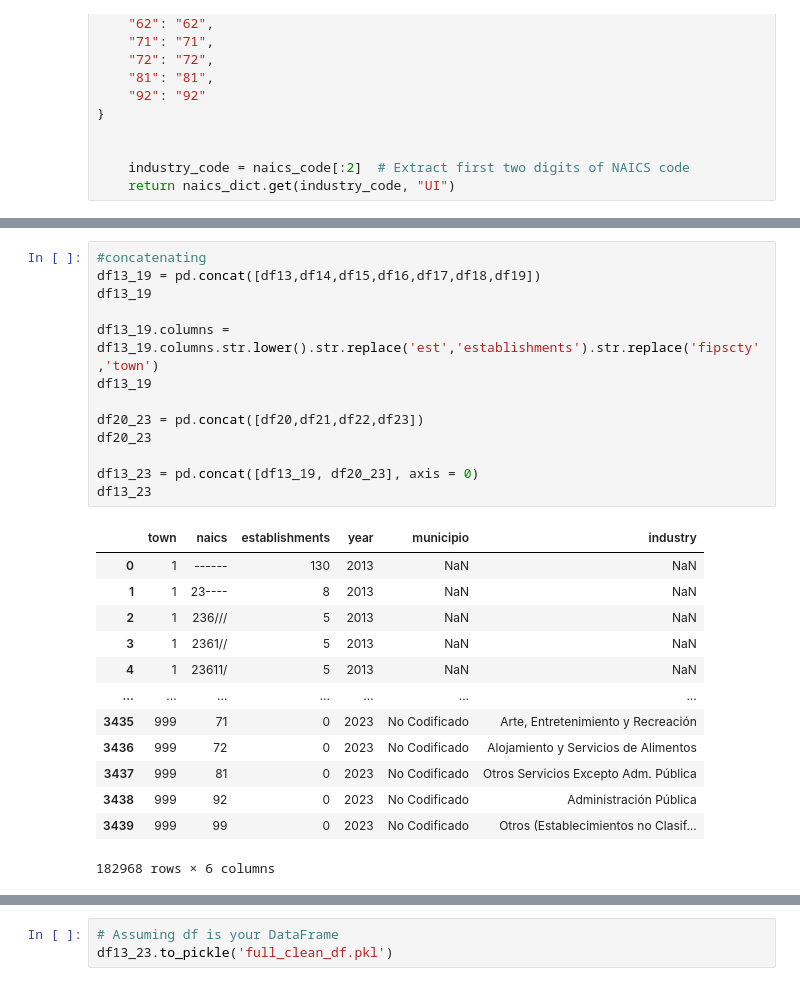
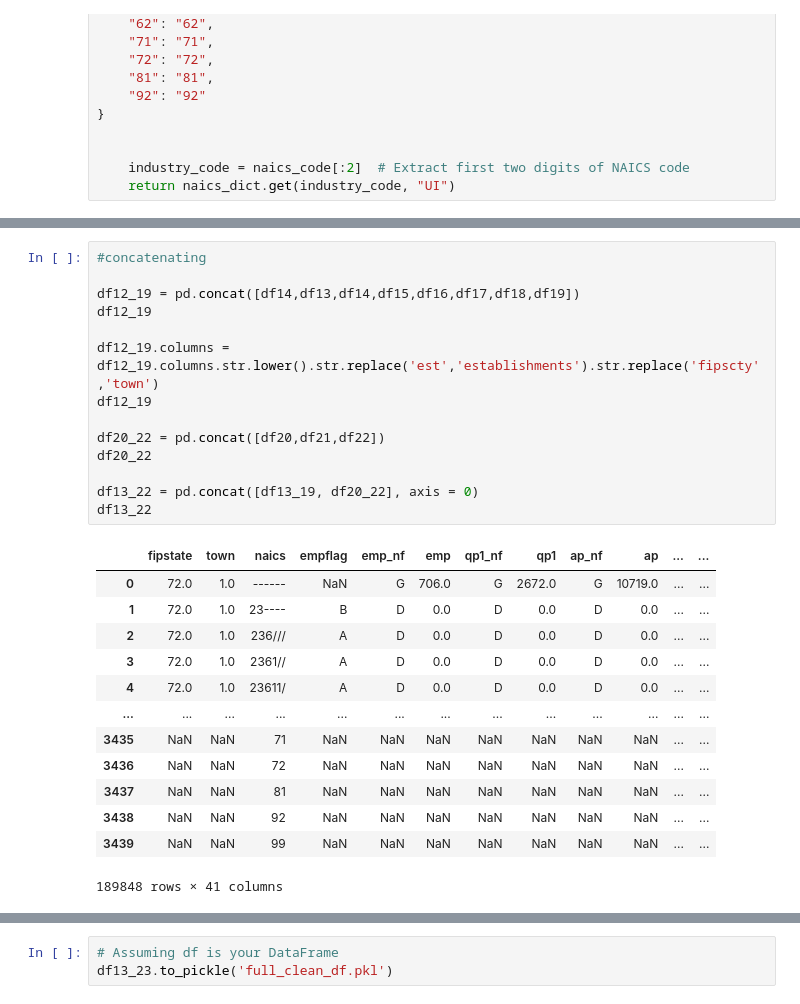
Before and after one commit to nessajimenez/pr-biz-patterns, a Jupyter notebook: Clean and Concat DFs.ipynb, the cells around one changed output, grey strips where cells are left out. Saved outputs shown, nothing was run; the diff lists cells and outputs as text.

```diff
--- a/Clean and Concat DFs.ipynb
+++ b/Clean and Concat DFs.ipynb
@@ -188,27 +234,28 @@ df23 = df23.drop(['salario total municipio tercer trimestre 2022','promedio','av
 # %%
 #concatenating
-df13_19 = pd.concat([df13,df14,df15,df16,df17,df18,df19])
-df13_19
 
-df13_19.columns = df13_19.columns.str.lower().str.replace('est','establishments').str.replace('fipscty','town')
-df13_19
+df12_19 = pd.concat([df14,df13,df14,df15,df16,df17,df18,df19])
+df12_19
 
-df20_23 = pd.concat([df20,df21,df22,df23])
-df20_23
+df12_19.columns = df12_19.columns.str.lower().str.replace('est','establishments').str.replace('fipscty','town')
+df12_19
 
-df13_23 = pd.concat([df13_19, df20_23], axis = 0)
-df13_23
+df20_22 = pd.concat([df20,df21,df22])
+df20_22
+
+df13_22 = pd.concat([df13_19, df20_22], axis = 0)
+df13_22
 # %% [output]
-|  | town | naics | establishments | year | municipio | industry |
-| 0 | 1 | ------ | 130 | 2013 | NaN | NaN |
-| 1 | 1 | 23---- | 8 | 2013 | NaN | NaN |
-| 2 | 1 | 236/// | 5 | 2013 | NaN | NaN |
-| 3 | 1 | 2361// | 5 | 2013 | NaN | NaN |
-| 4 | 1 | 23611/ | 5 | 2013 | NaN | NaN |
-| ... | ... | ... | ... | ... | ... | ... |
-| 3435 | 999 | 71 | 0 | 2023 | No Codificado | Arte, Entretenimiento y Recreación |
-| 3436 | 999 | 72 | 0 | 2023 | No Codificado | Alojamiento y Servicios de Alimentos |
-| 3437 | 999 | 81 | 0 | 2023 | No Codificado | Otros Servicios Excepto Adm. Pública |
-| 3438 | 999 | 92 | 0 | 2023 | No Codificado | Administración Pública |
-| 3439 | 999 | 99 | 0 | 2023 | No Codificado | Otros (Establecimientos no Clasif... |
+|  | fipstate | town | naics | empflag | emp_nf | emp | qp1_nf | qp1 | ap_nf | ap | ... | ... |
+| 0 | 72.0 | 1.0 | ------ | NaN | G | 706.0 | G | 2672.0 | G | 10719.0 | ... | ... |
+| 1 | 72.0 | 1.0 | 23---- | B | D | 0.0 | D | 0.0 | D | 0.0 | ... | ... |
+| 2 | 72.0 | 1.0 | 236/// | A | D | 0.0 | D | 0.0 | D | 0.0 | ... | ... |
+| 3 | 72.0 | 1.0 | 2361// | A | D | 0.0 | D | 0.0 | D | 0.0 | ... | ... |
+| 4 | 72.0 | 1.0 | 23611/ | A | D | 0.0 | D | 0.0 | D | 0.0 | ... | ... |
+| ... | ... | ... | ... | ... | ... | ... | ... | ... | ... | ... | ... | ... |
+| 3435 | NaN | NaN | 71 | NaN | NaN | NaN | NaN | NaN | NaN | NaN | ... | ... |
+| 3436 | NaN | NaN | 72 | NaN | NaN | NaN | NaN | NaN | NaN | NaN | ... | ... |
+| 3437 | NaN | NaN | 81 | NaN | NaN | NaN | NaN | NaN | NaN | NaN | ... | ... |
+| 3438 | NaN | NaN | 92 | NaN | NaN | NaN | NaN | NaN | NaN | NaN | ... | ... |
+| 3439 | NaN | NaN | 99 | NaN | NaN | NaN | NaN | NaN | NaN | NaN | ... | ... |
-182968 rows × 6 columns
+189848 rows × 41 columns
```
Also changed, not shown: parts of 8 cells of this notebook, 18 other files.
